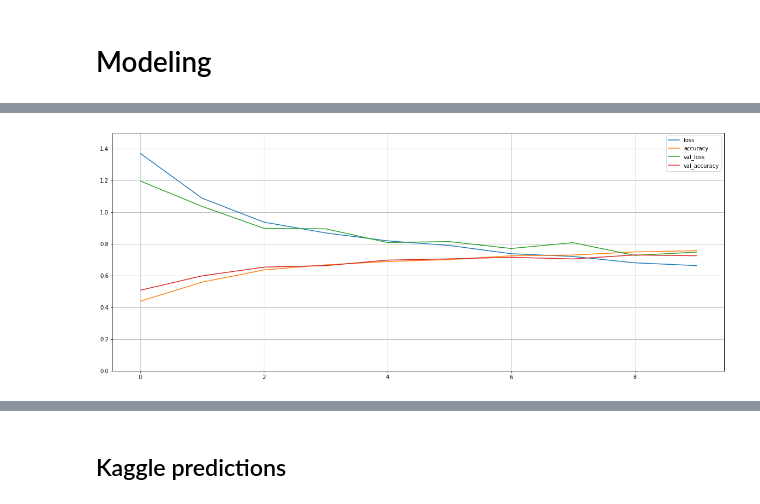
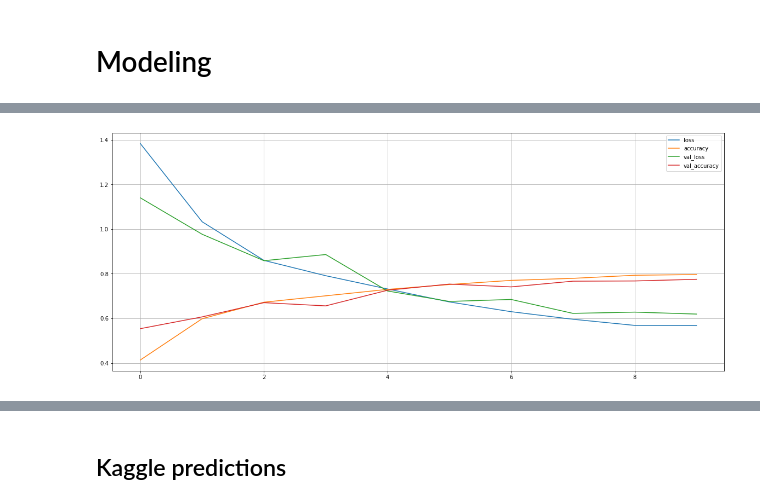
Before and after one commit to lauraminter/intel-project, a Jupyter notebook: intel_project.ipynb, the cells around one changed output, grey strips where cells are left out. Saved outputs shown, nothing was run; the diff lists cells and outputs as text; code cells hidden in the pictures.

Commit message:
final model

```diff
--- a/intel_project.ipynb
+++ b/intel_project.ipynb
@@ -218,16 +219,12 @@ def get_all_images(train_flag):
     y = []
     for imagetype in ['buildings','forest','glacier','mountain','sea','street']:
         filenames = os.listdir(f'./seg_{train_flag}/seg_{train_flag}/{imagetype}')#get list of files
-        filenames = [file for file in filenames if 'clean' not in file]
+        filenames = [file for file in filenames if 'clean' in file]
 
         for file in filenames:
-            color_img = Image.open(
-                f'./seg_{train_flag}/seg_{train_flag}/{imagetype}/{file}')
+            color_img = np.asarray(Image.open(
+                f'./seg_{train_flag}/seg_{train_flag}/{imagetype}/{file}')) / 255
 
-            if color_img.size != (150, 150): #grabbing the ones with  incorrect shape
-                color_img = color_img.resize((150,150),Image.ANTIALIAS)
-
-            color_img = np.asarray(color_img)/255
             #appending to lists (to be turned into arrays)
             X.append(color_img)
             y.append(imagetype)
@@ -309,3 +274,27 @@ model.compile(loss='categorical_crossentropy', optimizer='adam',metrics=['accura
+# %%
+#instantiating the nn
+model = Sequential()
+
+# convolution & pooling
+model.add(Conv2D(input_shape = (150,150,3),kernel_size = (3,3), filters=8, activation='relu'))
+model.add(MaxPooling2D(pool_size=(3,3)))
+model.add(Conv2D(kernel_size = (9,9), filters=16, activation='relu'))
+model.add(MaxPooling2D(pool_size=(9,9)))
+
+#flatten
+model.add(Flatten())
+
+#dense layers
+
+model.add(Dense(300,activation='relu'))
+model.add(Dense(150,activation='relu'))
+model.add(Dense(25,activation='relu'))
+
+#output layer
+model.add(Dense(6,activation='softmax'))
+
+#compile model
+model.compile(loss='categorical_crossentropy', optimizer='adam',metrics=['accuracy'])
 # %%
 history = model.fit(X_train,
           y_train,
@@ -337,9 +349,8 @@ Epoch 10/10
 # %%
-#loss plot
 pd.DataFrame(history.history).plot(figsize = (20,8))
 
 plt.grid(True)
-plt.gca().set_ylim(0,1.5)
+plt.gca().set_ylim()
 plt.show()
 # %% [output]
-[figure, old version]
+[figure, new version]
```
Also changed, not shown: parts of 34 cells of this notebook, 3 other files.
